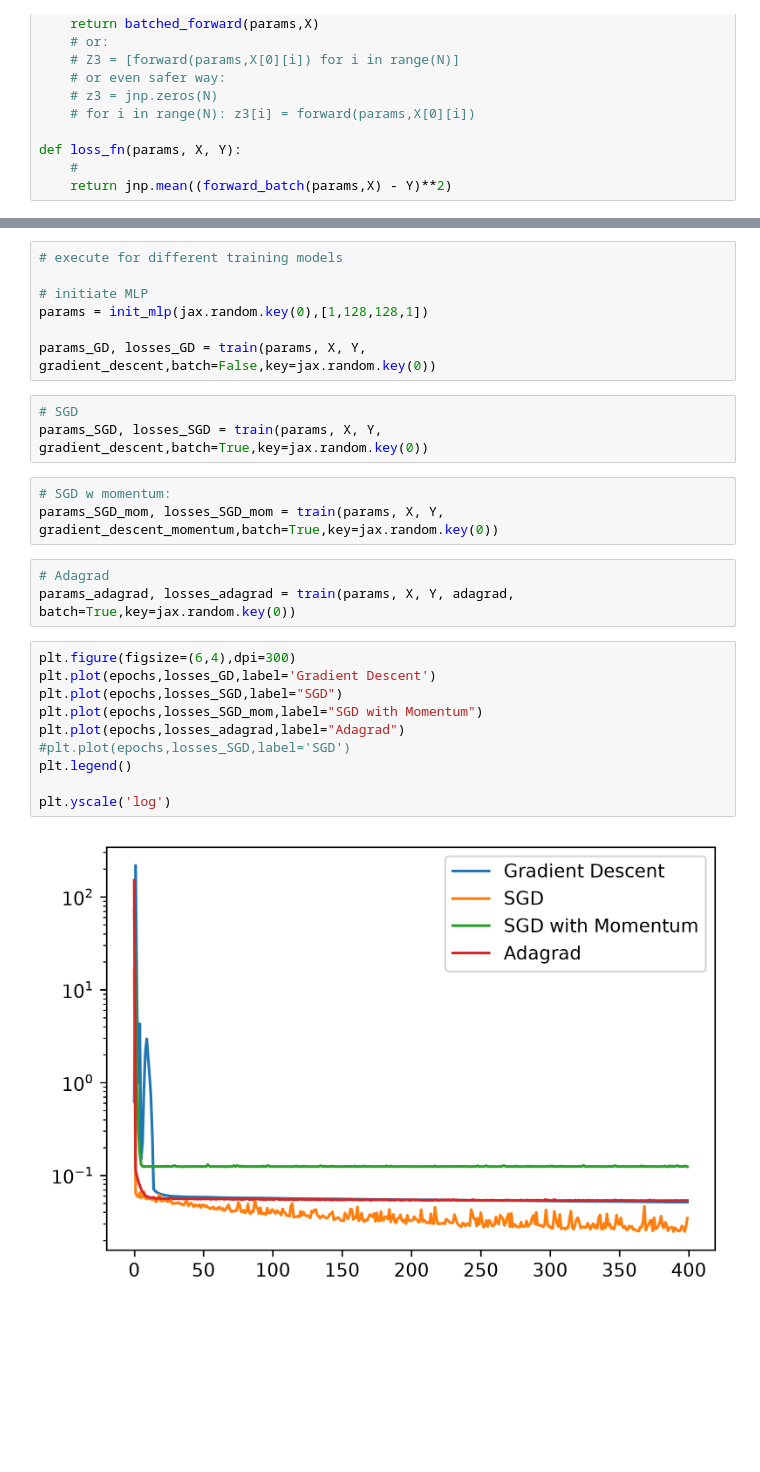
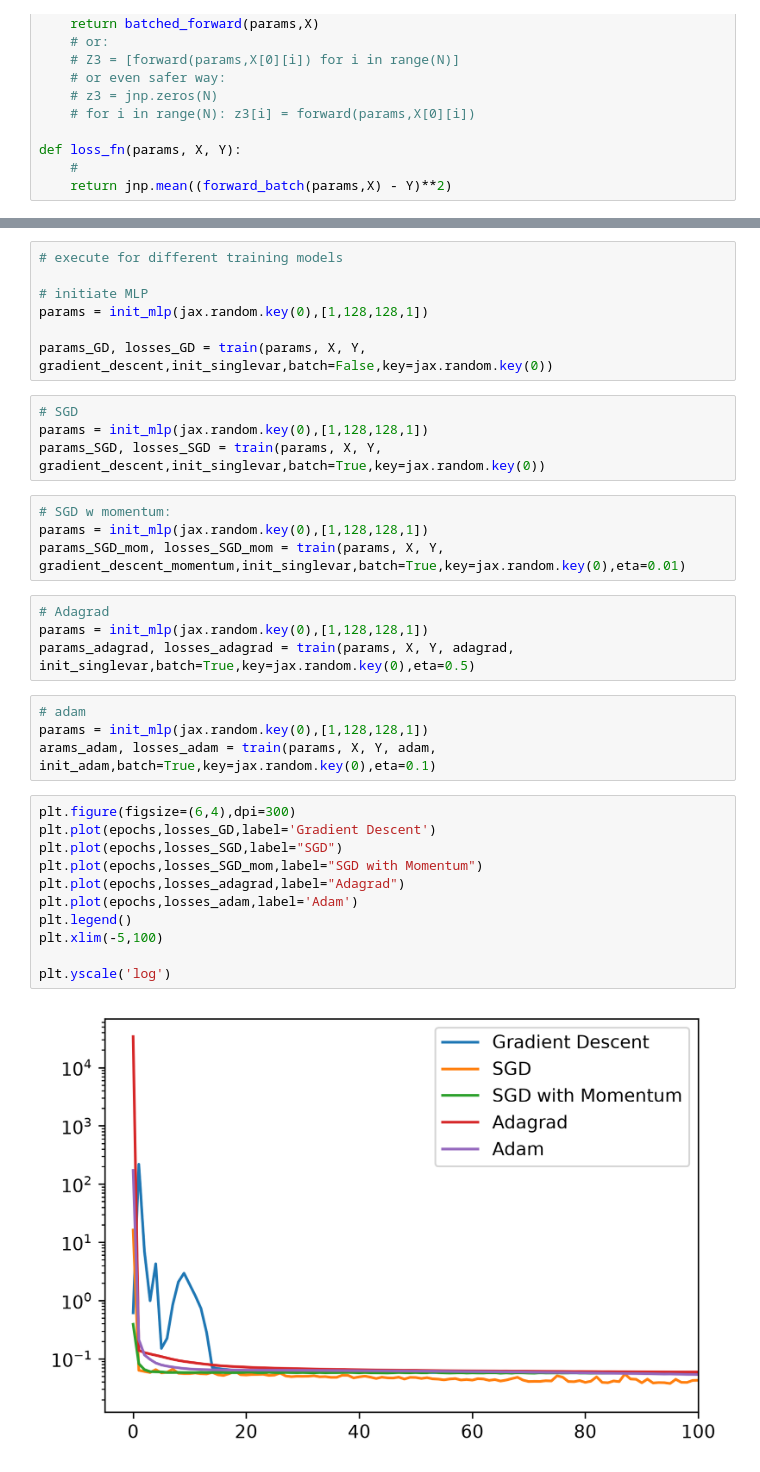
Before and after one commit to chrissellgren/ML_f26, a Jupyter notebook: lab1/lab1.ipynb, the cells around one changed output, grey strips where cells are left out. Drawn from its saved outputs; the diff is of its cells as text; blank space fills up the shorter version.

```diff
--- a/lab1/lab1.ipynb
+++ b/lab1/lab1.ipynb
@@ -236,25 +272,33 @@ def train(params, X, Y, update_fxn, key, batch = True, epochs = epochs, batch_si
 # initiate MLP
 params = init_mlp(jax.random.key(0),[1,128,128,1])
 
-params_GD, losses_GD = train(params, X, Y, gradient_descent,batch=False,key=jax.random.key(0))
+params_GD, losses_GD = train(params, X, Y, gradient_descent,init_singlevar,batch=False,key=jax.random.key(0))
 # %%
 # SGD
-params_SGD, losses_SGD = train(params, X, Y, gradient_descent,batch=True,key=jax.random.key(0))
+params = init_mlp(jax.random.key(0),[1,128,128,1])
+params_SGD, losses_SGD = train(params, X, Y, gradient_descent,init_singlevar,batch=True,key=jax.random.key(0))
 # %%
 # SGD w momentum:
-params_SGD_mom, losses_SGD_mom = train(params, X, Y, gradient_descent_momentum,batch=True,key=jax.random.key(0))
+params = init_mlp(jax.random.key(0),[1,128,128,1])
+params_SGD_mom, losses_SGD_mom = train(params, X, Y, gradient_descent_momentum,init_singlevar,batch=True,key=jax.random.key(0),eta=0.01)
 # %%
 # Adagrad
-params_adagrad, losses_adagrad = train(params, X, Y, adagrad, batch=True,key=jax.random.key(0))
+params = init_mlp(jax.random.key(0),[1,128,128,1])
+params_adagrad, losses_adagrad = train(params, X, Y, adagrad, init_singlevar,batch=True,key=jax.random.key(0),eta=0.5)
+# %%
+# adam
+params = init_mlp(jax.random.key(0),[1,128,128,1])
+arams_adam, losses_adam = train(params, X, Y, adam, init_adam,batch=True,key=jax.random.key(0),eta=0.1)
 # %%
 plt.figure(figsize=(6,4),dpi=300)
 plt.plot(epochs,losses_GD,label='Gradient Descent')
 plt.plot(epochs,losses_SGD,label="SGD")
 plt.plot(epochs,losses_SGD_mom,label="SGD with Momentum")
 plt.plot(epochs,losses_adagrad,label="Adagrad")
-#plt.plot(epochs,losses_SGD,label='SGD')
+plt.plot(epochs,losses_adam,label='Adam')
 plt.legend()
+plt.xlim(-5,100)
 
 plt.yscale('log')
 # %% [output]
-[figure, old version]
+[figure, new version]
```
Also changed, not shown: parts of 3 cells of this notebook.
